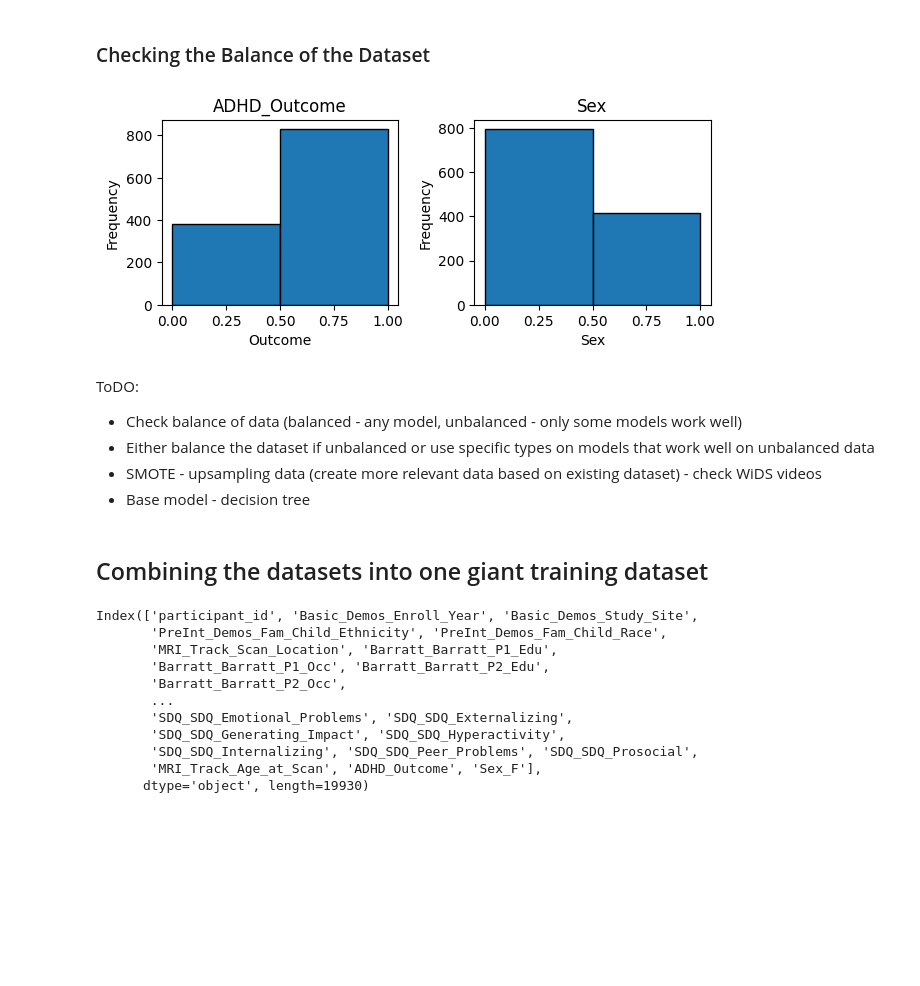
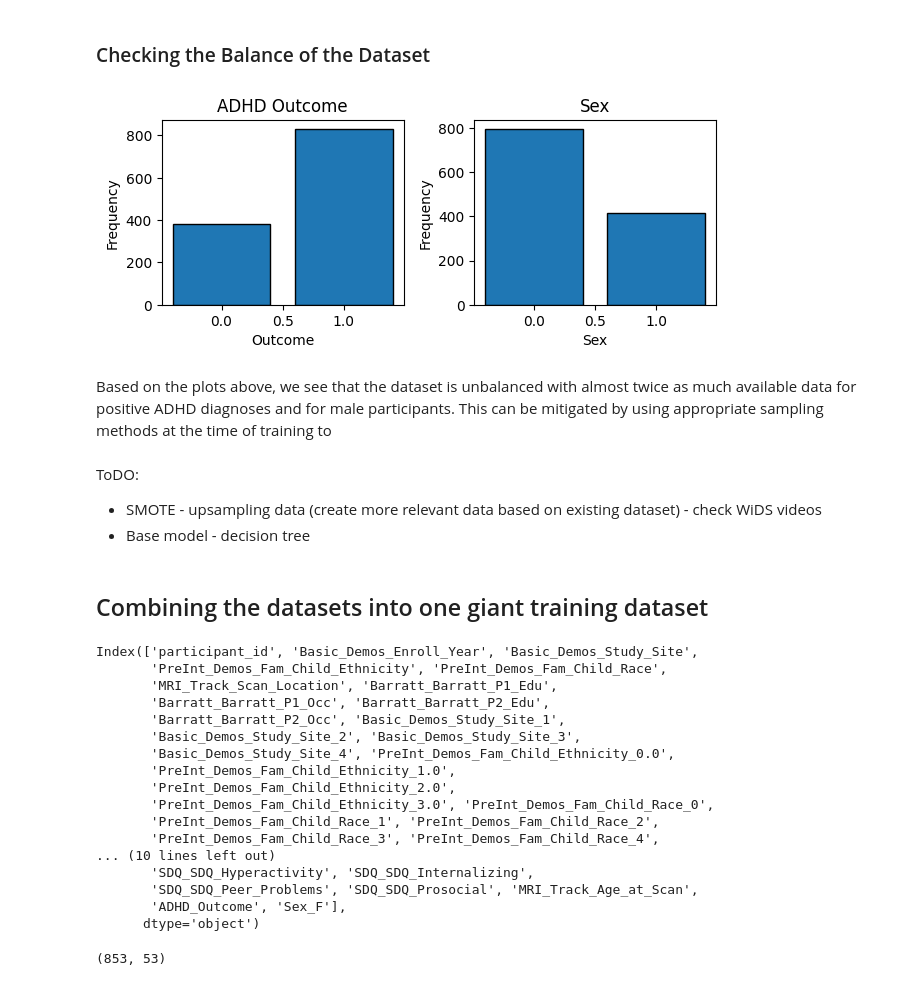
Before and after one commit to asmik12/bttai_wids_team4, a Jupyter notebook: data_preprocessing.ipynb, the cells around one changed output. Drawn from its saved outputs; the diff is of its cells as text; code cells hidden in the pictures; blank space fills up the shorter version.

```diff
--- a/data_preprocessing.ipynb
+++ b/data_preprocessing.ipynb
@@ -385,29 +385,31 @@ quant_metadata.drop(columns='MRI_Track_Age_at_Scan')
 # %%
 # Create a 2x2 grid for subplots
 plt.subplot(2, 2, 1)
-counts, _, _ = plt.hist(sol['ADHD_Outcome'], bins=2, edgecolor='black')
-plt.title("ADHD_Outcome")
+adhd_counts = sol['ADHD_Outcome'].value_counts()
+plt.bar(adhd_counts.index, adhd_counts.values, edgecolor='black')
+plt.title("ADHD Outcome")
 plt.xlabel("Outcome")
 plt.ylabel("Frequency")
 
 # Second subplot
 plt.subplot(2, 2, 2)
-plt.hist(sol['Sex_F'], bins=2, edgecolor='black')
+sex_counts = sol['Sex_F'].value_counts()
+plt.bar(sex_counts.index, sex_counts.values, edgecolor='black')
 plt.title("Sex")
 plt.xlabel("Sex")
 plt.ylabel("Frequency")
 
 # Adjust layout to prevent overlap
 plt.tight_layout()
 
 # Show the plot
 plt.show()
 # %% [output]
-[figure, old version]
+[figure, new version]
+# %% [markdown]
+Based on the plots above, we see that the dataset is unbalanced with almost twice as much available data for positive ADHD diagnoses and for male participants. This can be mitigated by using appropriate sampling methods at the time of training to
 # %% [markdown]
 ToDO:
-- Check balance of data (balanced - any model, unbalanced - only some models work well)
-- Either balance the dataset if unbalanced or use specific types on models that work well on unbalanced data
 - SMOTE - upsampling data (create more relevant data based on existing dataset) - check WiDS videos
 - Base model - decision tree
 # %% [markdown]
@@ -417,8 +419,8 @@ merge_column = 'participant_id'
 
 #Note that we have how set to inner so that we discard the rows where the participant ids dont match
 #(because we discarded some rows with nan results earlier)
-merged_df = cat_metadata.merge(connectome_matrices, on=merge_column, how='inner')
-merged_df = merged_df.merge(quant_metadata, on=merge_column, how='inner')
+#merged_df = cat_metadata.merge(connectome_matrices, on=merge_column, how='inner')
+merged_df = cat_metadata.merge(quant_metadata, on=merge_column, how='inner')
 merged_df = merged_df.merge(sol, on=merge_column, how='inner')
 merged_df.columns
 # %% [output]
@@ -426,13 +428,23 @@ Index(['participant_id', 'Basic_Demos_Enroll_Year', 'Basic_Demos_Study_Site',
        'PreInt_Demos_Fam_Child_Ethnicity', 'PreInt_Demos_Fam_Child_Race',
        'MRI_Track_Scan_Location', 'Barratt_Barratt_P1_Edu',
        'Barratt_Barratt_P1_Occ', 'Barratt_Barratt_P2_Edu',
-       'Barratt_Barratt_P2_Occ',
-       ...
-       'SDQ_SDQ_Emotional_Problems', 'SDQ_SDQ_Externalizing',
-       'SDQ_SDQ_Generating_Impact', 'SDQ_SDQ_Hyperactivity',
-       'SDQ_SDQ_Internalizing', 'SDQ_SDQ_Peer_Problems', 'SDQ_SDQ_Prosocial',
-       'MRI_Track_Age_at_Scan', 'ADHD_Outcome', 'Sex_F'],
-      dtype='object', length=19930)
+       'Barratt_Barratt_P2_Occ', 'Basic_Demos_Study_Site_1',
+       'Basic_Demos_Study_Site_2', 'Basic_Demos_Study_Site_3',
+       'Basic_Demos_Study_Site_4', 'PreInt_Demos_Fam_Child_Ethnicity_0.0',
+       'PreInt_Demos_Fam_Child_Ethnicity_1.0',
+       'PreInt_Demos_Fam_Child_Ethnicity_2.0',
+       'PreInt_Demos_Fam_Child_Ethnicity_3.0', 'PreInt_Demos_Fam_Child_Race_0',
+       'PreInt_Demos_Fam_Child_Race_1', 'PreInt_Demos_Fam_Child_Race_2',
+       'PreInt_Demos_Fam_Child_Race_3', 'PreInt_Demos_Fam_Child_Race_4',
+... (10 lines left out)
+       'SDQ_SDQ_Hyperactivity', 'SDQ_SDQ_Internalizing',
+       'SDQ_SDQ_Peer_Problems', 'SDQ_SDQ_Prosocial', 'MRI_Track_Age_at_Scan',
+       'ADHD_Outcome', 'Sex_F'],
+      dtype='object')
+# %%
+merged_df.shape
+# %% [output]
+(853, 53)
 # %%
 # Saving the merged data
 merged_df.to_csv('merged_data.csv', index=False)
```
